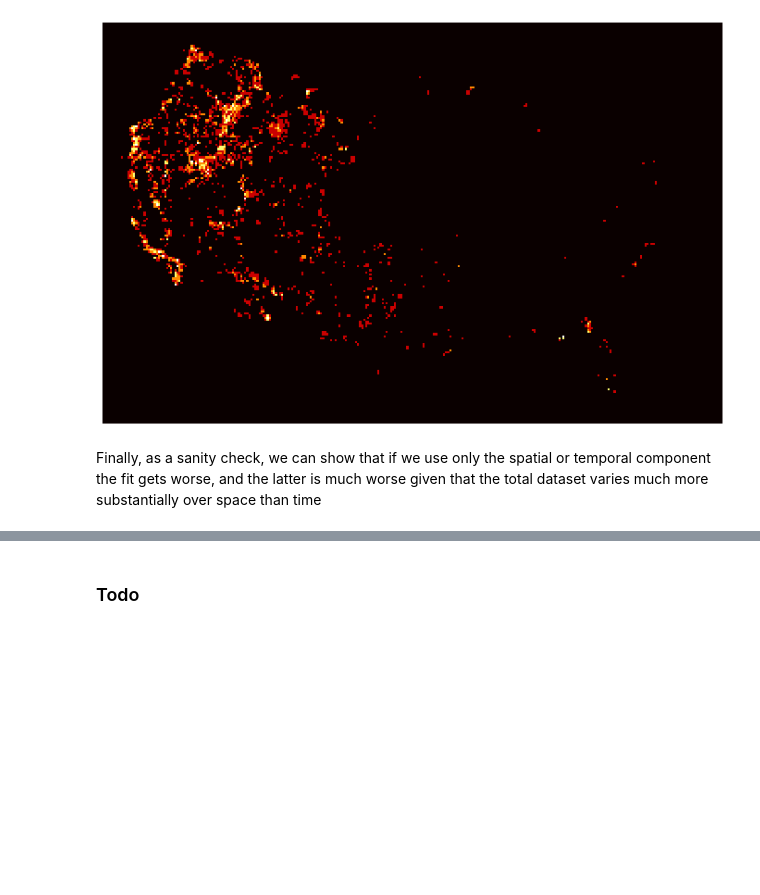
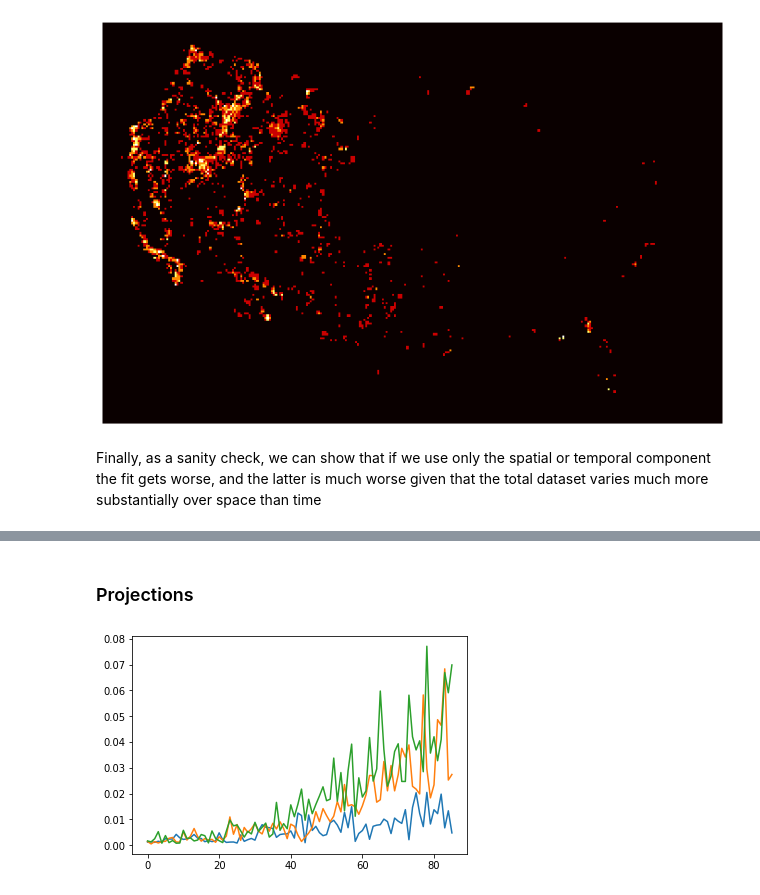
Before and after one commit to carbonplan/forest-risks, a Jupyter notebook: notebooks/fire/fire_model.ipynb, the cells around one changed output, grey strips where cells are left out. Saved outputs shown, nothing was run; the diff lists cells and outputs as text; code cells hidden in the pictures; blank space fills up the shorter version.

```diff
--- a/notebooks/fire/fire_model.ipynb
+++ b/notebooks/fire/fire_model.ipynb
@@ -231,2 +221,47 @@ temporal only: 0.6509130101184781
 # %% [markdown]
-### Todo
+### Projections
+# %%
+n, m = y['burned_area'].shape[1:]
+# %%
+scenarios = ['ssp245', 'ssp370', 'ssp585']
+for scenario in scenarios:
+    Xhat = load.cmip(
+        model='BCC-CSM2-MR', scenario=scenario, coarsen=coarsen,
+        store='local', tlim=(2015,2100), mean=False, return_type='numpy',
+        vars=['ppt', 'tmax', 'tmax', 'tmax', 'tmin', 'tmin', 'tmin'],
+        aggs=['sum', 'mean', 'min', 'max', 'mean', 'min', 'max']
+    )
+
+    t = Xhat['tmax_max'].shape[0]
+    mask = load.nlcd(store='local', classes=[41, 42, 43, 51, 52, 90], year=2001, coarsen=coarsen, return_type='numpy')
+    Xhat['forested'] = np.tile(mask, [t, 1, 1])
+
+    allmask = load.nlcd(store='local', classes='all', year=2001, return_type='numpy', coarsen=coarsen)
+    for key in Xhat.keys():
+        Xhat[key][np.tile(allmask == 0, [t, 1, 1])] = np.NaN
+
+    Xhat_s = np.asarray(
+        [np.tile(np.nanmean(Xhat[var], axis=0).flatten(), [1, t]).squeeze() for var in Xhat.keys()]
+    )
+
+    keys = list(Xhat.keys())
+    keys.remove('forested')
+    Xhat_t = np.asarray(
+        [np.tile(np.nanmean(Xhat[var].reshape(t, n*m), axis=1), [n*m, 1]).T.flatten().squeeze() for var in keys]
+    ).squeeze()
+
+    Xhat_st = np.vstack([Xhat_s, Xhat_t]).T
+    inds = ((~np.isnan(Xhat_st.sum(axis=1))))
+    y_proj = model.predict_proba(zscore_2d(Xhat_st[inds], mean=train_mean, std=train_std))[:,1]
+    y_proj_full = np.zeros((t, n, m)).flatten()
+    y_proj_full[inds] = y_proj
+    y_proj_full = y_proj_full.reshape(t, n, m).squeeze()
+
+    mask2 = load.nlcd(store='local', classes=[41, 42, 43, 90], coarsen=coarsen, year=2001, return_type='numpy')
+    mask2 = (mask2 > 0.5)
+
+    y_proj_full = y_proj_full * np.tile(mask2, [t, 1, 1])
+
+    plt.plot(np.nanmean(y_proj_full.reshape(86, 195*302), axis=1))
+# %% [output]
+[figure, added]
```
Also changed, not shown: parts of 40 cells of this notebook, 15 other files.
